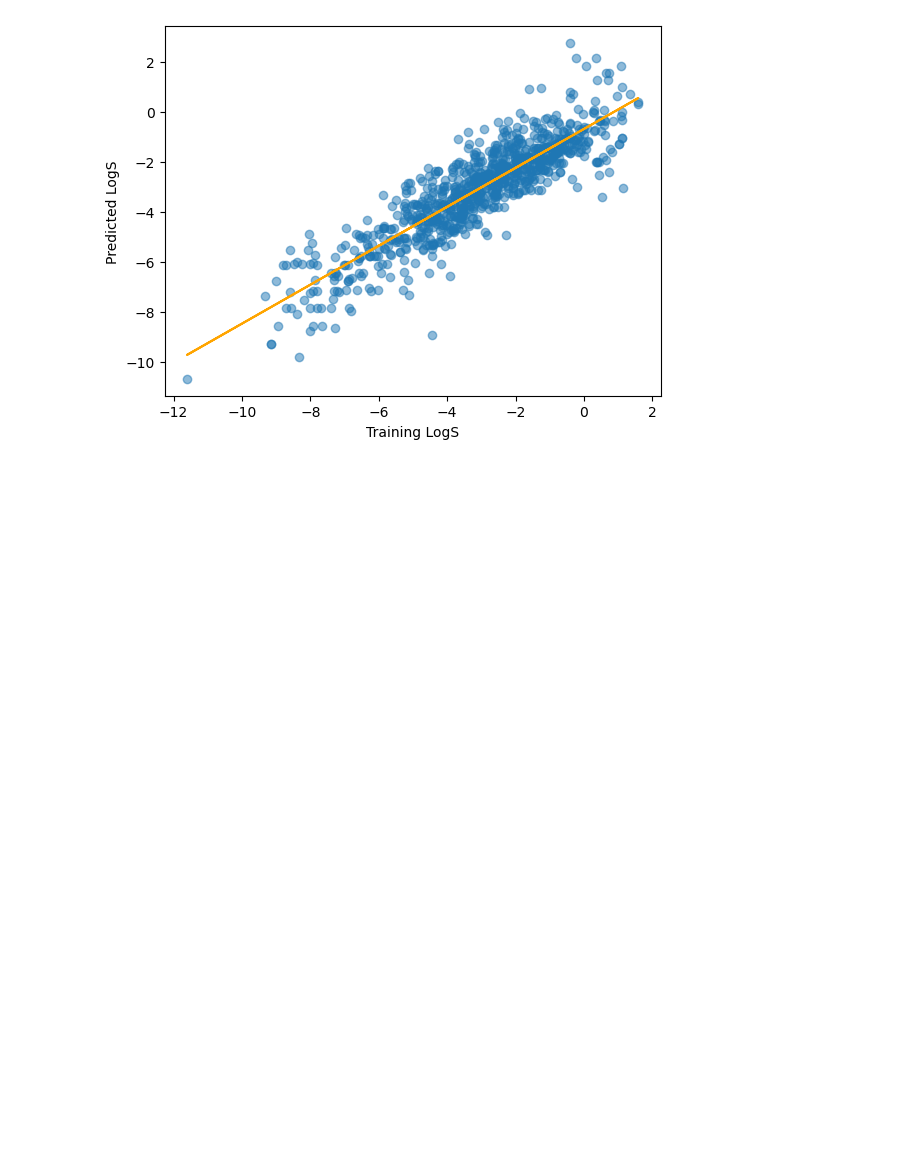
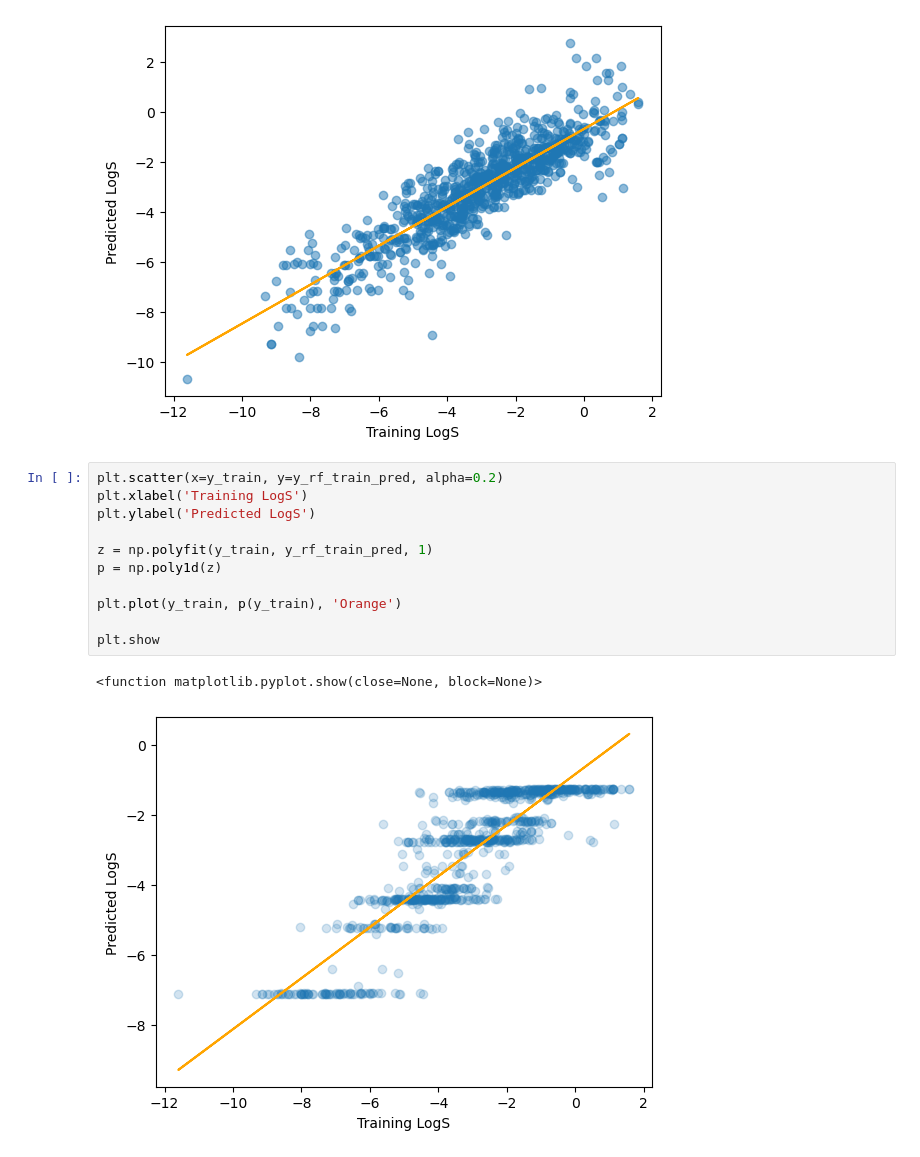
Before and after one commit to leepiau/ml_1, a Jupyter notebook: src/ml_1.ipynb, the cells around one changed output. Saved outputs shown, nothing was run; the diff lists cells and outputs as text; blank space fills up the shorter version.

```diff
--- a/src/ml_1.ipynb
+++ b/src/ml_1.ipynb
@@ -169,3 +220,17 @@ plt.show
 # %% [output]
 <function matplotlib.pyplot.show(close=None, block=None)>
 [figure]
+# %%
+plt.scatter(x=y_train, y=y_rf_train_pred, alpha=0.2)
+plt.xlabel('Training LogS')
+plt.ylabel('Predicted LogS')
+
+z = np.polyfit(y_train, y_rf_train_pred, 1)
+p = np.poly1d(z)
+
+plt.plot(y_train, p(y_train), 'Orange')
+
+plt.show
+# %% [output]
+<function matplotlib.pyplot.show(close=None, block=None)>
+[figure, added]
```
Also changed, not shown: parts of 16 cells of this notebook.
